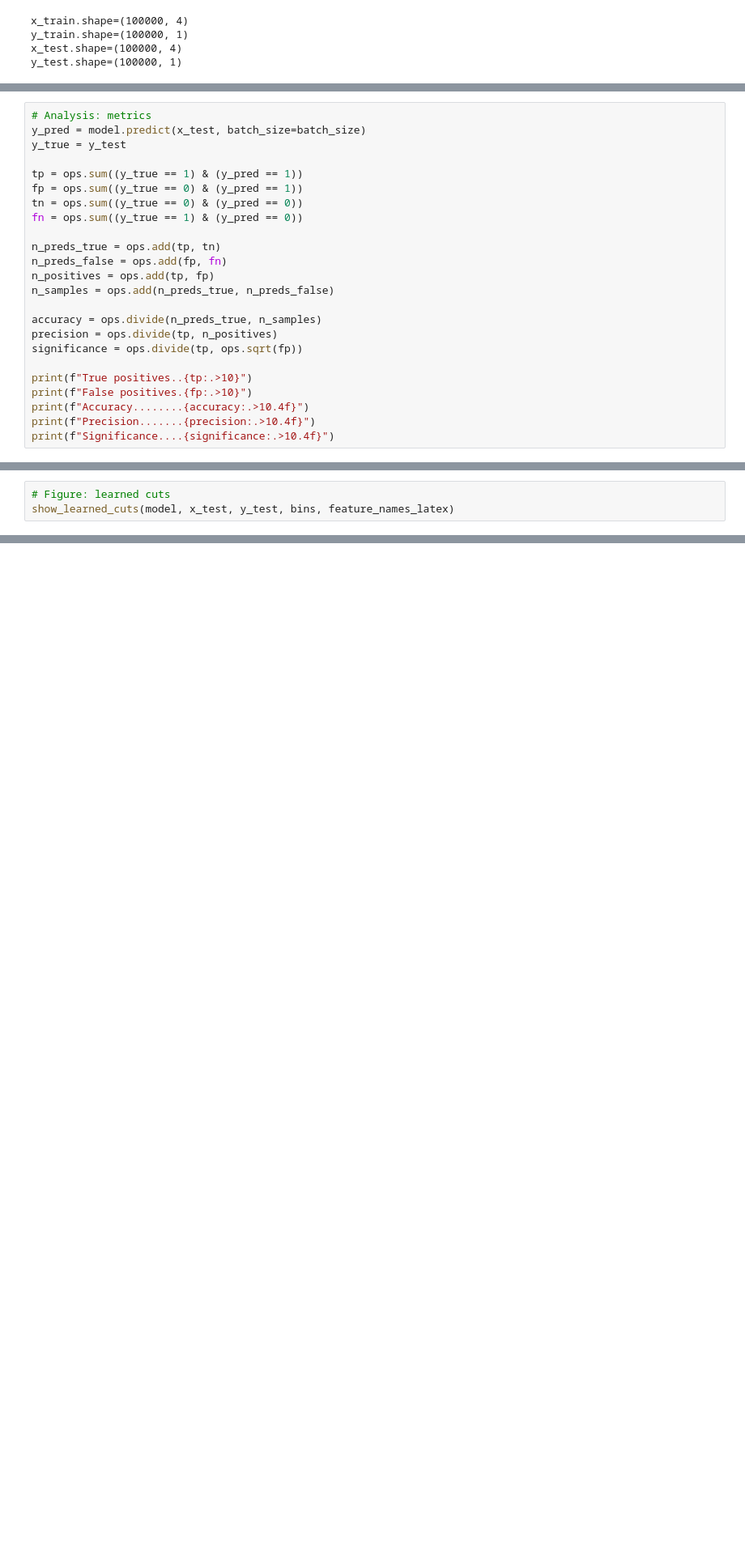
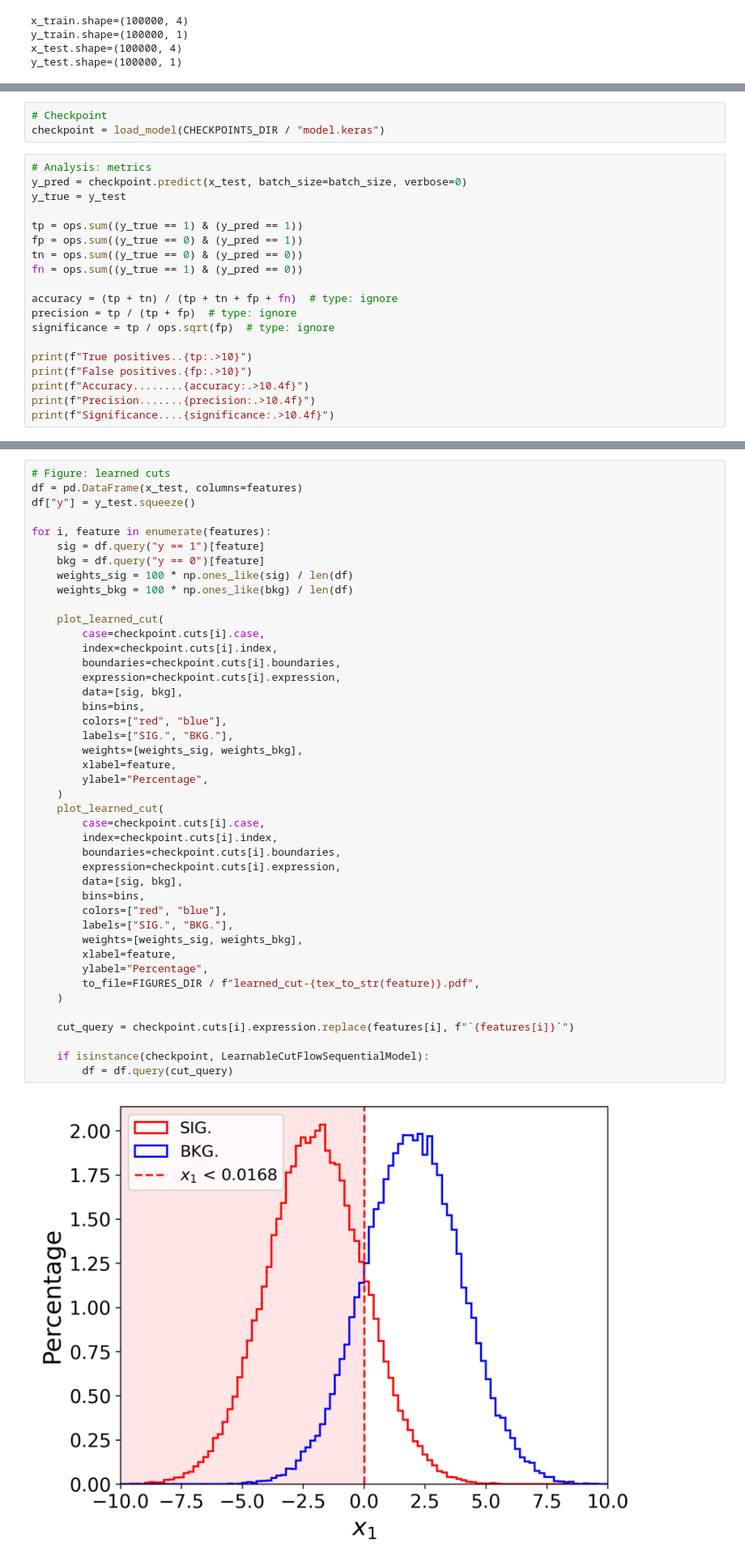
Before and after one commit to Star9daisy/learnable-cut-flow, a Jupyter notebook: notebooks/2.2-model-lcf_seq/main.ipynb, the cells around one changed output, grey strips where cells are left out. Shown at 81% size. Drawn from its saved outputs; the diff is of its cells as text; blank space fills up the shorter version.

```diff
--- a/notebooks/2.2-model-lcf_seq/main.ipynb
+++ b/notebooks/2.2-model-lcf_seq/main.ipynb
@@ -77,6 +114,9 @@ Epoch 200/200
+# %%
+# Checkpoint
+checkpoint = load_model(CHECKPOINTS_DIR / "model.keras")
 # %%
 # Analysis: metrics
-y_pred = model.predict(x_test, batch_size=batch_size)
+y_pred = checkpoint.predict(x_test, batch_size=batch_size, verbose=0)
 y_true = y_test
 
 tp = ops.sum((y_true == 1) & (y_pred == 1))
@@ -84,14 +124,9 @@ fp = ops.sum((y_true == 0) & (y_pred == 1))
 tn = ops.sum((y_true == 0) & (y_pred == 0))
 fn = ops.sum((y_true == 1) & (y_pred == 0))
 
-n_preds_true = ops.add(tp, tn)
-n_preds_false = ops.add(fp, fn)
-n_positives = ops.add(tp, fp)
-n_samples = ops.add(n_preds_true, n_preds_false)
-
-accuracy = ops.divide(n_preds_true, n_samples)
-precision = ops.divide(tp, n_positives)
-significance = ops.divide(tp, ops.sqrt(fp))
+accuracy = (tp + tn) / (tp + tn + fp + fn)  # type: ignore
+precision = tp / (tp + fp)  # type: ignore
+significance = tp / ops.sqrt(fp)  # type: ignore
 
 print(f"True positives..{tp:.>10}")
 print(f"False positives.{fp:.>10}")
@@ -167,3 +200,0 @@ x4 < -0.4221 or x4 > 0.2686
-# %%
-# Figure: learned cuts
-show_learned_cuts(model, x_test, y_test, bins, feature_names_latex)
@@ -176,0 +201,45 @@ show_learned_importance(model, feature_names_latex)
+# %%
+# Figure: learned cuts
+df = pd.DataFrame(x_test, columns=features)
+df["y"] = y_test.squeeze()
+
+for i, feature in enumerate(features):
+    sig = df.query("y == 1")[feature]
+    bkg = df.query("y == 0")[feature]
+    weights_sig = 100 * np.ones_like(sig) / len(df)
+    weights_bkg = 100 * np.ones_like(bkg) / len(df)
+
+    plot_learned_cut(
+        case=checkpoint.cuts[i].case,
+        index=checkpoint.cuts[i].index,
+        boundaries=checkpoint.cuts[i].boundaries,
+        expression=checkpoint.cuts[i].expression,
+        data=[sig, bkg],
+        bins=bins,
+        colors=["red", "blue"],
+        labels=["SIG.", "BKG."],
+        weights=[weights_sig, weights_bkg],
+        xlabel=feature,
+        ylabel="Percentage",
+    )
+    plot_learned_cut(
+        case=checkpoint.cuts[i].case,
+        index=checkpoint.cuts[i].index,
+        boundaries=checkpoint.cuts[i].boundaries,
+        expression=checkpoint.cuts[i].expression,
+        data=[sig, bkg],
+        bins=bins,
+        colors=["red", "blue"],
+        labels=["SIG.", "BKG."],
+        weights=[weights_sig, weights_bkg],
+        xlabel=feature,
+        ylabel="Percentage",
+        to_file=FIGURES_DIR / f"learned_cut-{tex_to_str(feature)}.pdf",
+    )
+
+    cut_query = checkpoint.cuts[i].expression.replace(features[i], f"`{features[i]}`")
+
+    if isinstance(checkpoint, LearnableCutFlowSequentialModel):
+        df = df.query(cut_query)
+# %% [output]
+[figure, added]
```
Also changed, not shown: parts of 10 cells of this notebook, 13 other files.
